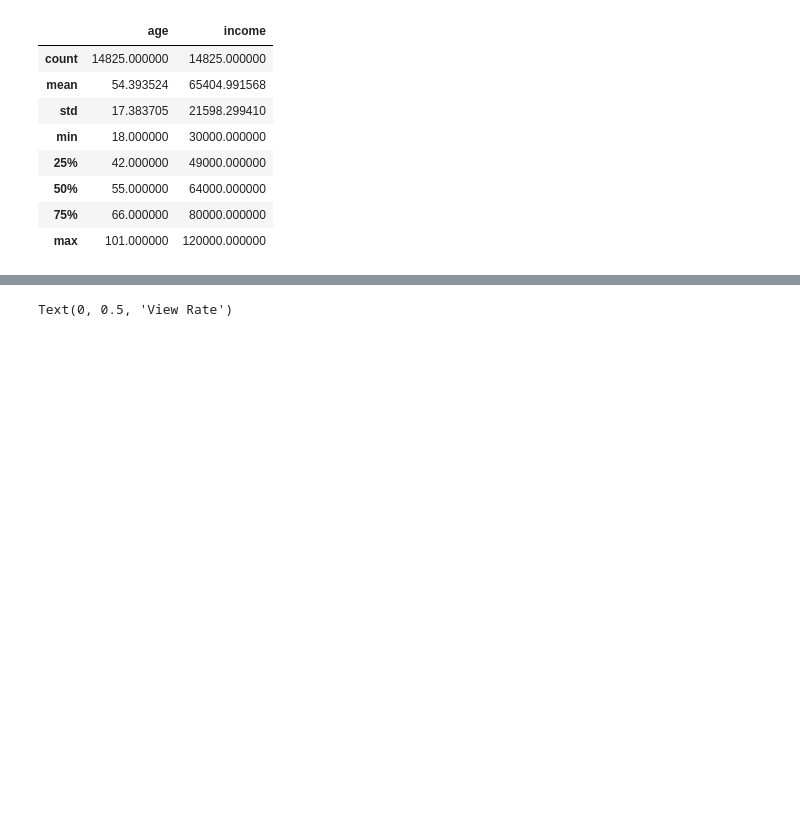
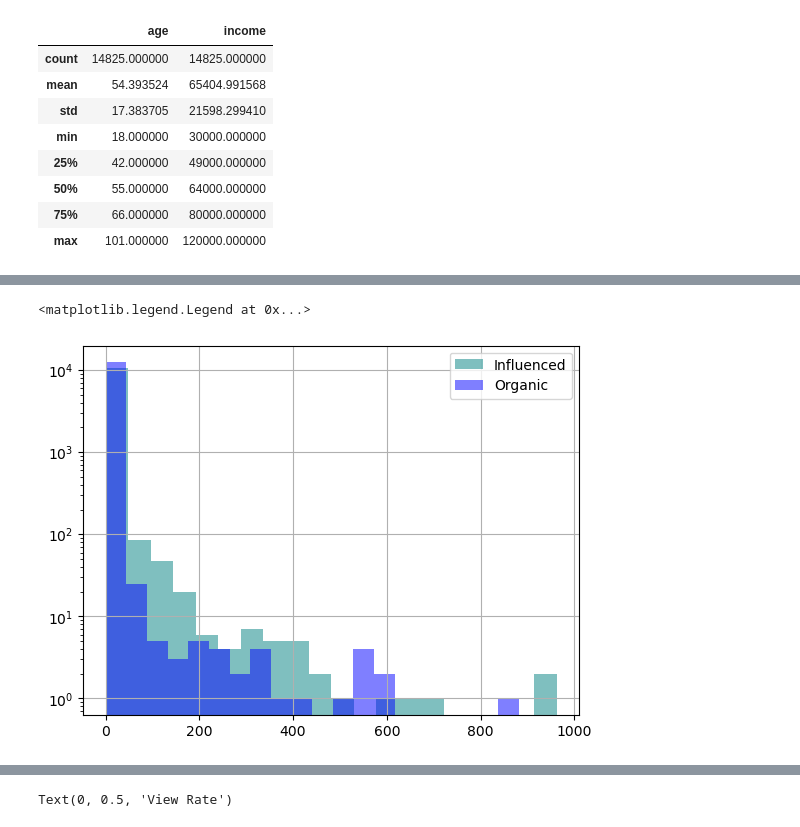
Before and after one commit to avikejriwal/udacity_mle, a Jupyter notebook: base_analysis.ipynb, the cells around one changed output, grey strips where cells are left out. Cells and saved outputs as stored; diff of their text form; code cells hidden in the pictures; blank space fills up the shorter version.

```diff
--- a/base_analysis.ipynb
+++ b/base_analysis.ipynb
@@ -148,0 +155,36 @@ user_agg['completed without viewing'] = (user_agg['is_completed'] - user_agg['is
+# %%
+# which transactions were influenced? Which were not?
+
+def is_influenced_transaction(row):
+    if row['offer_id'] != row['offer_id']:
+        return False
+    if row['time difference'] > row['duration'] * 24:
+        return False
+    if row['transaction_amount'] < row['difficulty']:
+        return False
+    return True
+
+transactions = df_transcript[df_transcript['event'] == 'transaction'][['person', 'event', 'time', 'transaction_amount']]
+transactions['transaction_id'] = transactions.index + 1
+viewed_offers = df_transcript[df_transcript['event'] == 'offer viewed'][['person', 'event', 'time', 'offer_id']]
+
+# which transactions were influenced by offers?
+influenced_transactions = pd.merge(viewed_offers, transactions, on = ['person'], how = 'right', suffixes=('_x', '_y'))
+influenced_transactions['time_x'].fillna(-1, inplace=True)
+influenced_transactions['time difference'] = joined_transactions['time_y'] - joined_transactions['time_x']
+
+# only consider offers that came before transactions
+influenced_transactions = influenced_transactions[influenced_transactions['time difference'] >= 0]
+influenced_transactions = pd.merge(df_portfolio, influenced_transactions, how='right', left_on='id', right_on='offer_id', suffixes=('_a', '_b'))
+influenced_transactions['is_influenced'] = influenced_transactions.apply(lambda x: is_influenced_transaction(x), axis=1)
+
+# remove replicate entries
+influenced_transactions = influenced_transactions.sort_values(by='is_influenced', ascending=False).drop_duplicates(subset='transaction_id', keep='first')
+
+# separate influenced and organic transactions into different columns
+influenced_transactions['influenced_transaction_amount'] = influenced_transactions['transaction_amount'] * joined_transactions['is_influenced']
+influenced_transactions['organic_transaction_amount'] = influenced_transactions['transaction_amount'] * (1 - influenced_transactions['is_influenced'])
+influenced_transactions['influenced_transaction_amount'].replace(0, np.nan, inplace=True)
+influenced_transactions['organic_transaction_amount'].replace(0, np.nan, inplace=True)
+
+influenced_transactions.head()
@@ -148,0 +209,12 @@ user_agg['completed without viewing'] = (user_agg['is_completed'] - user_agg['is
+# %%
+transaction_data = influenced_transactions.groupby(['person', 'is_influenced'])['transaction_amount'].agg([np.mean, np.sum, np.median, 'count'])
+transaction_data = transaction_data.reset_index()[['is_influenced', 'count', 'mean']]
+
+transaction_data[transaction_data['is_influenced'] == True]['mean'].hist(color = 'teal', bins=20, alpha = 0.5, log=True, label='Influenced')
+transaction_data[transaction_data['is_influenced'] == False]['mean'].hist(color = 'blue', bins=20, alpha = 0.5, log=True, label='Organic')
+plt.legend()
+
+# Higher distribution for influenced purchases compared to non-influenced purchases
+# %% [output]
+<matplotlib.legend.Legend at 0x...>
+[figure, added]
```
Also changed, not shown: parts of 29 cells of this notebook.
